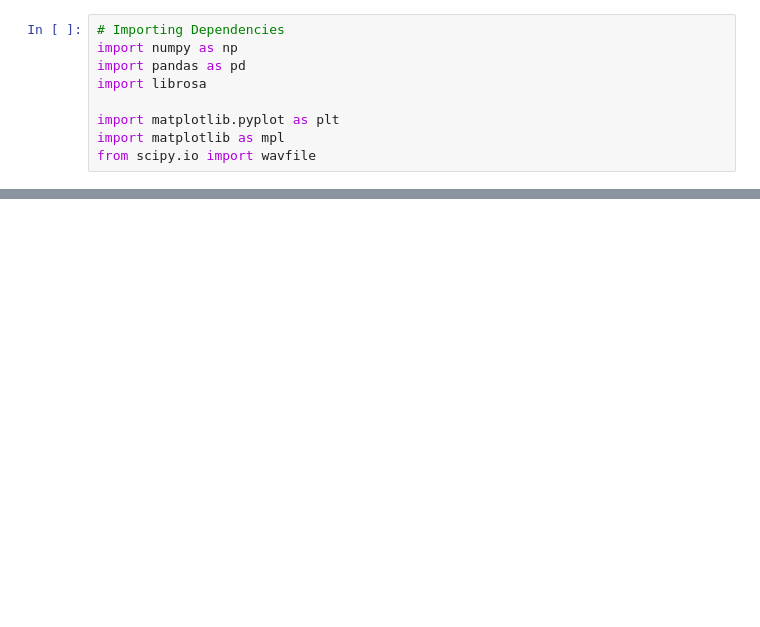
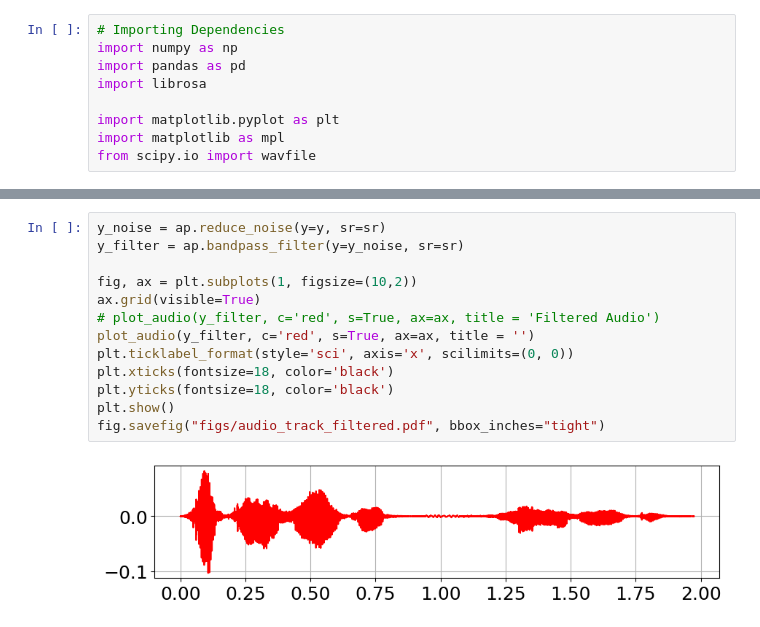
Before and after one commit to AndreaLolli2912/DSL-Age-Regression, a Jupyter notebook: main/report_figures.ipynb, the cells around one changed output, grey strips where cells are left out. Drawn from its saved outputs; the diff is of its cells as text; blank space fills up the shorter version.

```diff
--- a/main/report_figures.ipynb
+++ b/main/report_figures.ipynb
@@ -31,0 +61,15 @@ int16
+# %%
+y_noise = ap.reduce_noise(y=y, sr=sr)
+y_filter = ap.bandpass_filter(y=y_noise, sr=sr)
+
+fig, ax = plt.subplots(1, figsize=(10,2))
+ax.grid(visible=True)
+# plot_audio(y_filter, c='red', s=True, ax=ax, title = 'Filtered Audio')
+plot_audio(y_filter, c='red', s=True, ax=ax, title = '')
+plt.ticklabel_format(style='sci', axis='x', scilimits=(0, 0))
+plt.xticks(fontsize=18, color='black')
+plt.yticks(fontsize=18, color='black')
+plt.show()
+fig.savefig("figs/audio_track_filtered.pdf", bbox_inches="tight")
+# %% [output]
+[figure, added]
```
Also changed, not shown: parts of 4 cells of this notebook.
